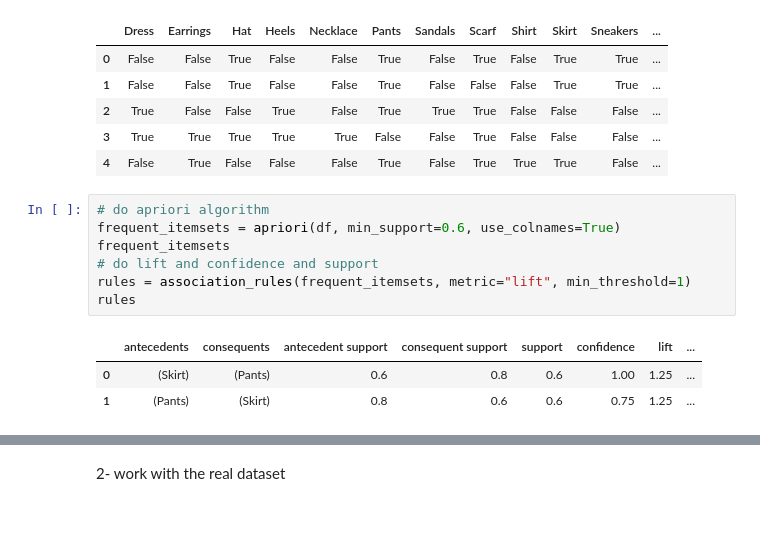
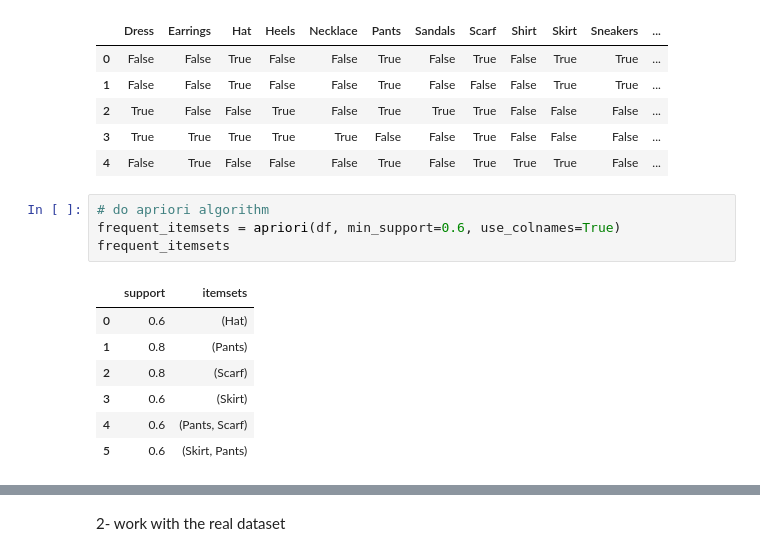
Before and after one commit to mmedoues/Association-Rules, a Jupyter notebook: model.ipynb, the cells around one changed output, grey strips where cells are left out. Drawn from its saved outputs; the diff is of its cells as text; blank space fills up the shorter version.

```diff
--- a/model.ipynb
+++ b/model.ipynb
@@ -34,11 +34,12 @@ df
 # %%
 # do apriori algorithm
 frequent_itemsets = apriori(df, min_support=0.6, use_colnames=True)
 frequent_itemsets
-# do lift and confidence and support
-rules = association_rules(frequent_itemsets, metric="lift", min_threshold=1)
-rules
 # %% [output]
-|  | antecedents | consequents | antecedent support | consequent support | support | confidence | lift | ... |
-| 0 | (Skirt) | (Pants) | 0.6 | 0.8 | 0.6 | 1.00 | 1.25 | ... |
-| 1 | (Pants) | (Skirt) | 0.8 | 0.6 | 0.6 | 0.75 | 1.25 | ... |
+|  | support | itemsets |
+| 0 | 0.6 | (Hat) |
+| 1 | 0.8 | (Pants) |
+| 2 | 0.8 | (Scarf) |
+| 3 | 0.6 | (Skirt) |
+| 4 | 0.6 | (Pants, Scarf) |
+| 5 | 0.6 | (Skirt, Pants) |
```
Also changed, not shown: parts of 4 cells of this notebook.
